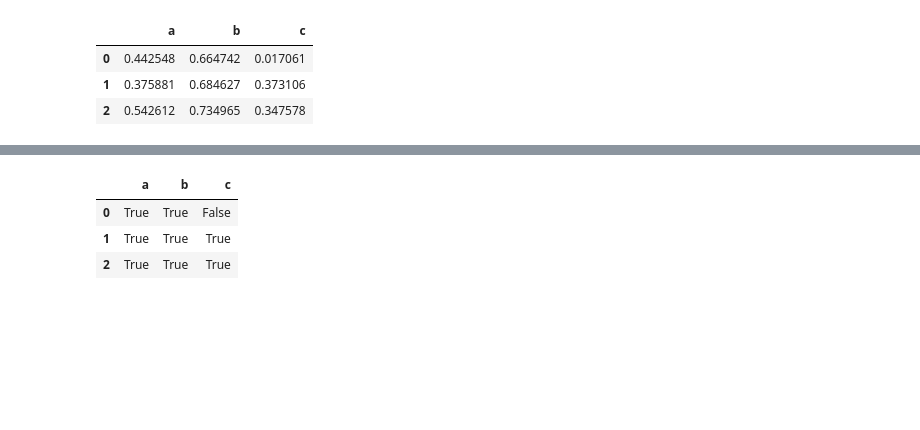
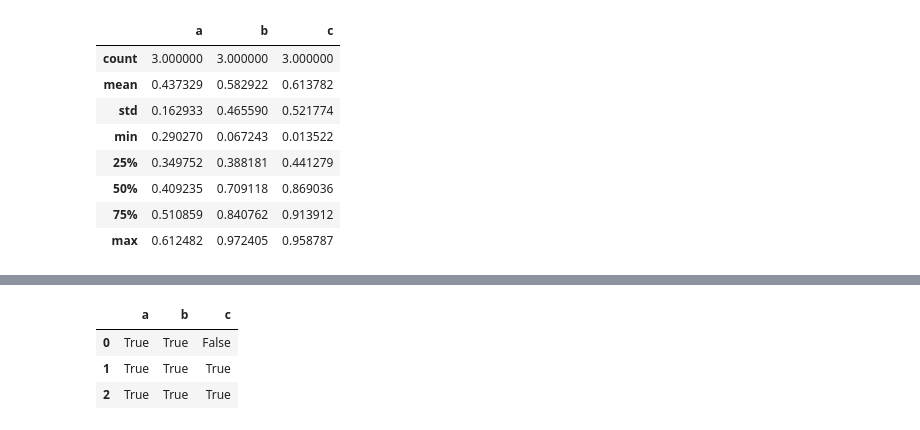
Before and after one commit to robertgrote/News-Asymmetry-Study, a Jupyter notebook: 'Jump' Program Practice Notebook.ipynb, the cells around one changed output, grey strips where cells are left out. Saved outputs shown, nothing was run; the diff lists cells and outputs as text; code cells hidden in the pictures; blank space fills up the shorter version.

```diff
--- a/'Jump' Program Practice Notebook.ipynb
+++ b/'Jump' Program Practice Notebook.ipynb
@@ -9,12 +9,17 @@ style.use('fivethirtyeight')
 # %%
 df = pd.DataFrame(data = np.random.uniform(size = (3, 3)), columns=['a','b','c'])
 # %%
-df
+df.describe()
 # %% [output]
 |  | a | b | c |
-| 0 | 0.442548 | 0.664742 | 0.017061 |
-| 1 | 0.375881 | 0.684627 | 0.373106 |
-| 2 | 0.542612 | 0.734965 | 0.347578 |
+| count | 3.000000 | 3.000000 | 3.000000 |
+| mean | 0.437329 | 0.582922 | 0.613782 |
+| std | 0.162933 | 0.465590 | 0.521774 |
+| min | 0.290270 | 0.067243 | 0.013522 |
+| 25% | 0.349752 | 0.388181 | 0.441279 |
+| 50% | 0.409235 | 0.709118 | 0.869036 |
+| 75% | 0.510859 | 0.840762 | 0.913912 |
+| max | 0.612482 | 0.972405 | 0.958787 |
 # %%
 pcts=(df.pct_change(1))
 # %%
```
Also changed, not shown: parts of 1 cell of this notebook, 14 other files.
